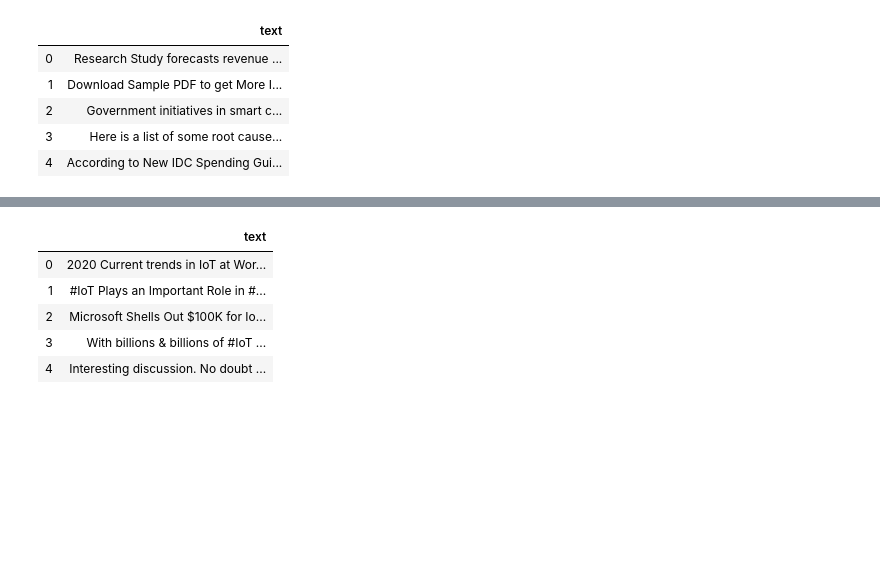
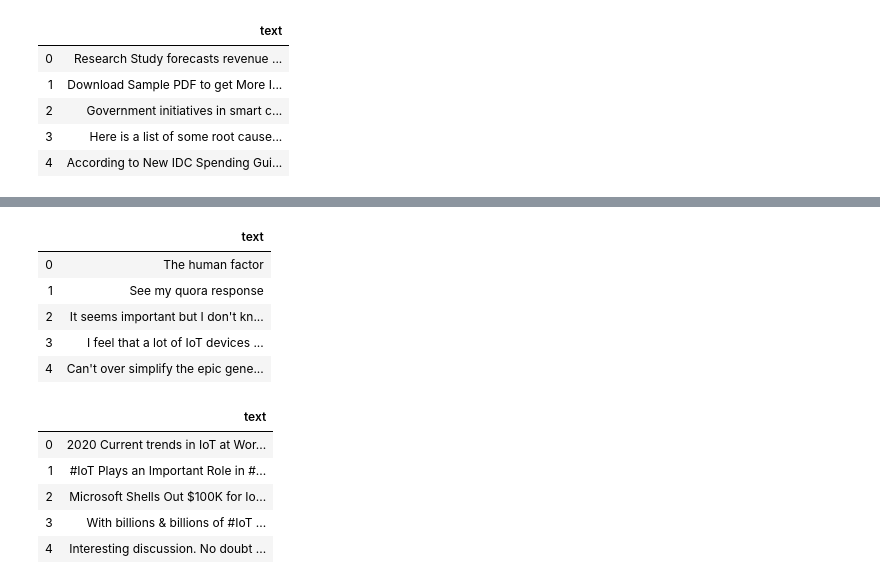
Before and after one commit to SoMinHyung/CPS_Project, a Jupyter notebook: sentiment_project(20.05.20)/sentiment_result.ipynb, the cells around one changed output, grey strips where cells are left out. Cells and saved outputs as stored; diff of their text form; code cells hidden in the pictures; blank space fills up the shorter version.

```diff
--- a/sentiment_project(20.05.20)/sentiment_result.ipynb
+++ b/sentiment_project(20.05.20)/sentiment_result.ipynb
@@ -65,3 +78,14 @@ q_data.head()
+# %%
+s_data = pd.DataFrame(columns = ['text'])
+s_data['text'] = survey['text']
+s_data.head()
+# %% [output]
+|  | text |
+| 0 | The human factor |
+| 1 | See my quora response |
+| 2 | It seems important but I don't kn... |
+| 3 | I feel that a lot of IoT devices ... |
+| 4 | Can't over simplify the epic gene... |
 # %%
 tw_data = pd.concat([tw_data0501, tw_data0510, tw_data0521, tw_data0601])
 tw_data.drop(['date', 'user_name'], axis='columns', inplace=True)
```
Also changed, not shown: parts of 11 cells of this notebook.
